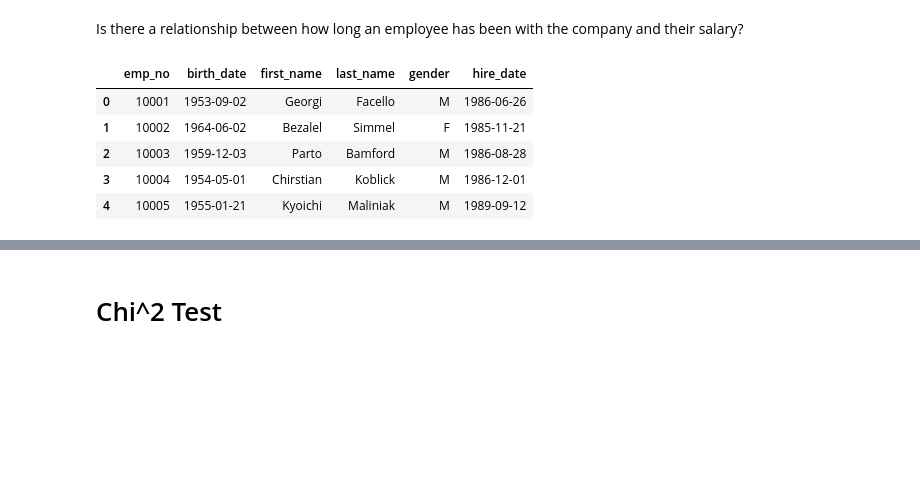
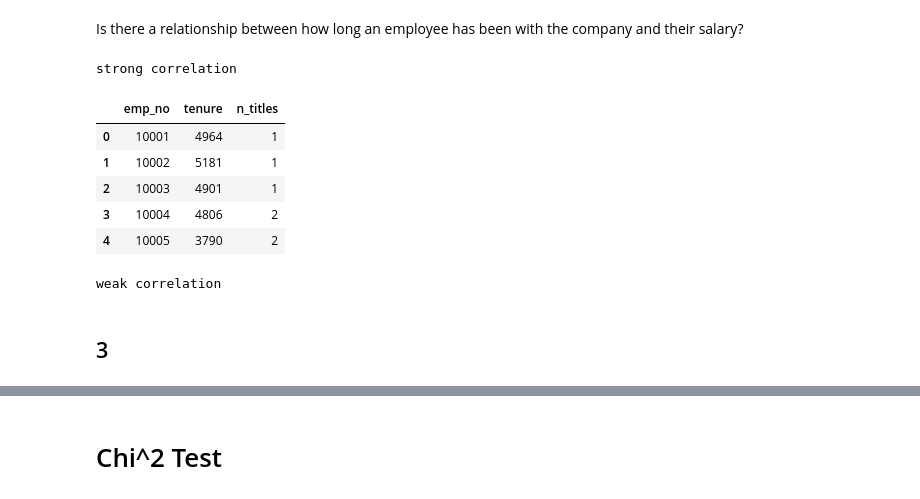
Before and after one commit to hinzle/statistics-exercises, a Jupyter notebook: hypothesis_testing.ipynb, the cells around one changed output, grey strips where cells are left out. Cells and saved outputs as stored; diff of their text form; code cells hidden in the pictures; blank space fills up the shorter version.

```diff
--- a/hypothesis_testing.ipynb
+++ b/hypothesis_testing.ipynb
@@ -713,3 +713,16 @@ else:
 strong correlation
 # %% [markdown]
 ## 2
+# %%
+employees=pd.read_sql(
+	'''
+	SELECT emp_no,
+		SUM(salary) AS salary,
+		DATEDIFF(CURDATE(),MIN(to_date)) AS tenure
+	FROM salaries
+	GROUP BY emp_no
+
+
+	;
+	''',
+	get_db_url('employees'))
@@ -716,10 +743,2 @@ strong correlation
 # %% [markdown]
 Is there a relationship between how long an employee has been with the company and their salary?
-# %%
-employees=pd.read_sql(
-	'''
-	SELECT *
-	FROM employees
-
-	''',
-	get_db_url('employees'))
@@ -734,9 +745,38 @@ salaries=pd.read_sql(
+# %%
+if r<=0.2:
+	print("no correlation")
+elif r<=0.5:
+	print("weak correlation")
+elif r<=0.75:
+	print("moderate correlation")
+else:
+	print("strong correlation")
+# %% [output]
+strong correlation
+# %%
+emp_title=pd.read_sql(
+	'''
+    WITH emp_title_count AS (
+        SELECT emp_no, COUNT(*) as n_titles
+        FROM employees e
+        JOIN titles t USING (emp_no)
+        GROUP BY emp_no
+    )
+    SELECT
+        e.emp_no,
+        DATEDIFF((SELECT MAX(hire_date) FROM employees), e.hire_date) AS tenure,
+        n_titles
+    FROM employees e
+    JOIN emp_title_count USING (emp_no)
+	;
+	''',
+	get_db_url('employees'))
 # %%
-employees.head()
+emp_title.head()
 # %% [output]
-|  | emp_no | birth_date | first_name | last_name | gender | hire_date |
-| 0 | 10001 | 1953-09-02 | Georgi | Facello | M | 1986-06-26 |
-| 1 | 10002 | 1964-06-02 | Bezalel | Simmel | F | 1985-11-21 |
-| 2 | 10003 | 1959-12-03 | Parto | Bamford | M | 1986-08-28 |
-| 3 | 10004 | 1954-05-01 | Chirstian | Koblick | M | 1986-12-01 |
-| 4 | 10005 | 1955-01-21 | Kyoichi | Maliniak | M | 1989-09-12 |
+|  | emp_no | tenure | n_titles |
+| 0 | 10001 | 4964 | 1 |
+| 1 | 10002 | 5181 | 1 |
+| 2 | 10003 | 4901 | 1 |
+| 3 | 10004 | 4806 | 2 |
+| 4 | 10005 | 3790 | 2 |
@@ -742,0 +785,13 @@ employees.head()
+# %%
+if r<=0.2:
+	print("no correlation")
+elif r<=0.5:
+	print("weak correlation")
+elif r<=0.75:
+	print("moderate correlation")
+else:
+	print("strong correlation")
+# %% [output]
+weak correlation
+# %% [markdown]
+## 3
```
Also changed, not shown: parts of 9 cells of this notebook.
